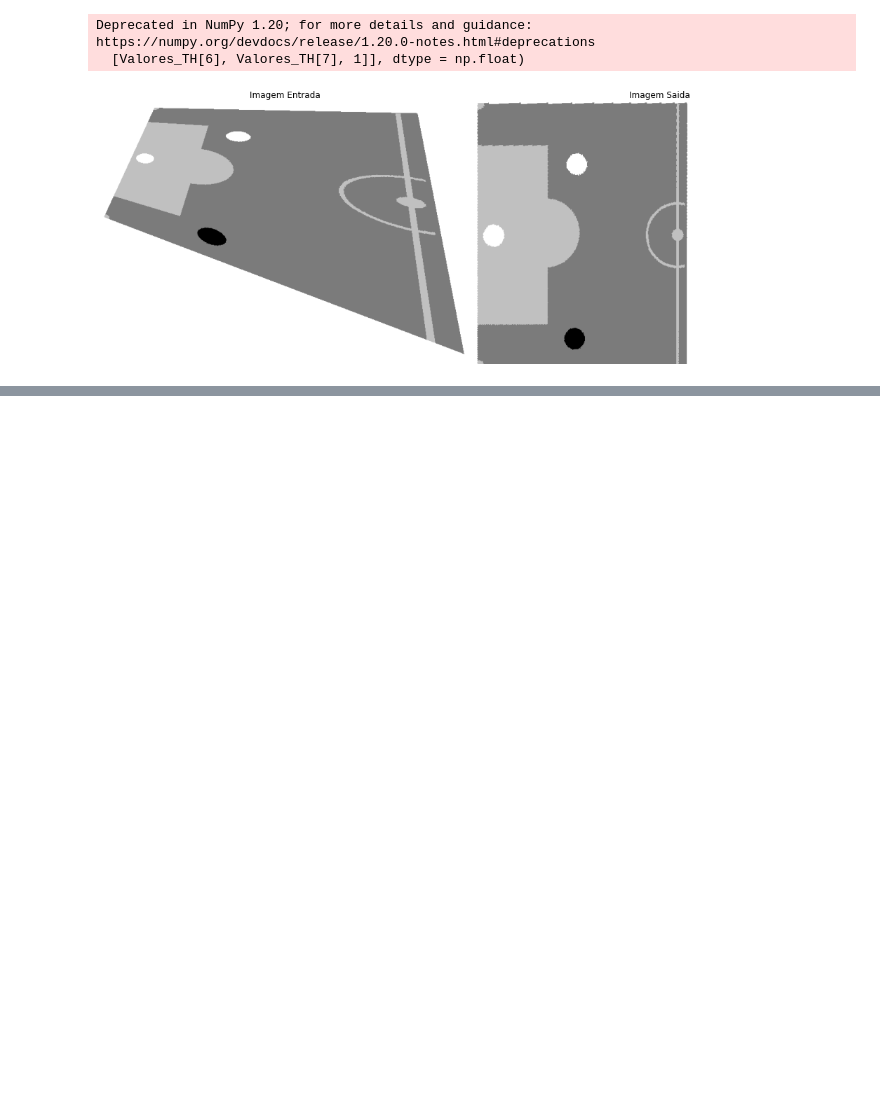
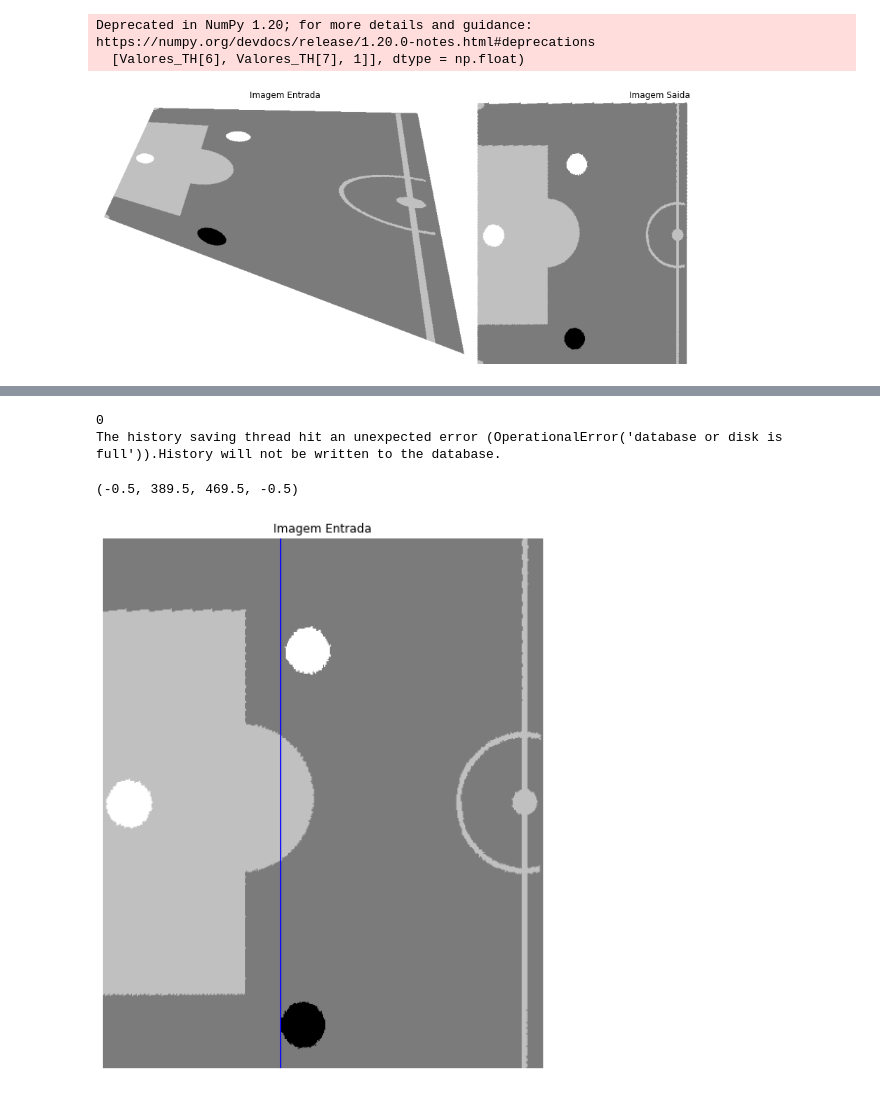
Before and after one commit to fekurita/MachineVision, a Jupyter notebook: APS2/APS2.ipynb, the cells around one changed output, grey strips where cells are left out. Cells and saved outputs as stored; diff of their text form; code cells hidden in the pictures; blank space fills up the shorter version.

```diff
--- a/APS2/APS2.ipynb
+++ b/APS2/APS2.ipynb
@@ -471,0 +459,53 @@ None
+# %%
+def white_balls(img):
+    (h,w)= img.shape
+    position=[]
+    novo=True
+    for C in range(w):
+        if np.any(img[C,:]==255) and novo == True:
+                position.append(C)
+                novo = False
+        elif np.all(img[C,:]!=255) and novo == False:
+             novo= True
+
+    return(position)
+
+# print(white_balls(Fig_Campo_1_Pronta))
+
+def black_balls(img):
+    (h,w)= img.shape
+    position=0
+    novo=True
+    for C in range(w):
+        if np.any(img[C,:]<50) and novo == True:
+                position.append(C)
+                novo = False
+                print(C)
+        elif np.all(img[C,:]>=50) and novo == False:
+             novo= True
+             print("bababoe")
+
+    return(position)
+
+print(black_balls(Fig_Campo_1_Pronta))
+# %% [output]
+0
+The history saving thread hit an unexpected error (OperationalError('database or disk is full')).History will not be written to the database.
+# %%
+Linha= None
+(h, w) = Fig_Campo_1_Pronta.shape
+Fig_Campo_1_Pronta_RGB = cv2.cvtColor(Fig_Campo_1_Pronta, cv2.COLOR_GRAY2RGB)
+
+for u in range(w):
+    if np.any(Fig_Campo_1_Pronta[:,u]<50):
+        linha = u
+        cv2.line(Fig_Campo_1_Pronta_RGB,(u,0),(u,h-1),(0,0,255),1)
+        break
+
+plt.figure(figsize=(15,10))
+plt.imshow(Fig_Campo_1_Pronta_RGB, cmap='gray')
+plt.title('Imagem Entrada')
+plt.axis('off')
+# %% [output]
+(-0.5, 389.5, 469.5, -0.5)
+[figure, added]
```
Also changed, not shown: parts of 3 cells of this notebook.
